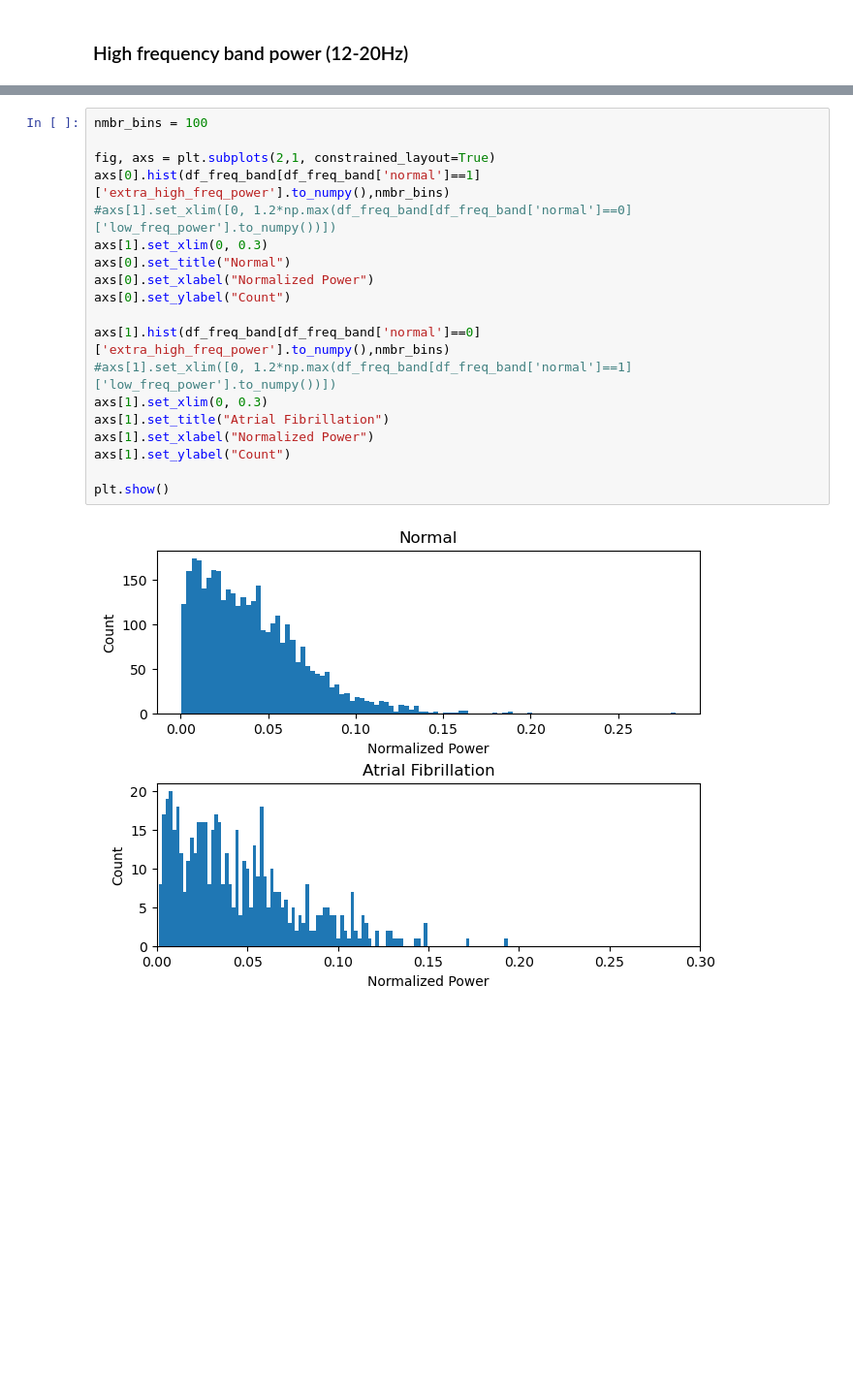
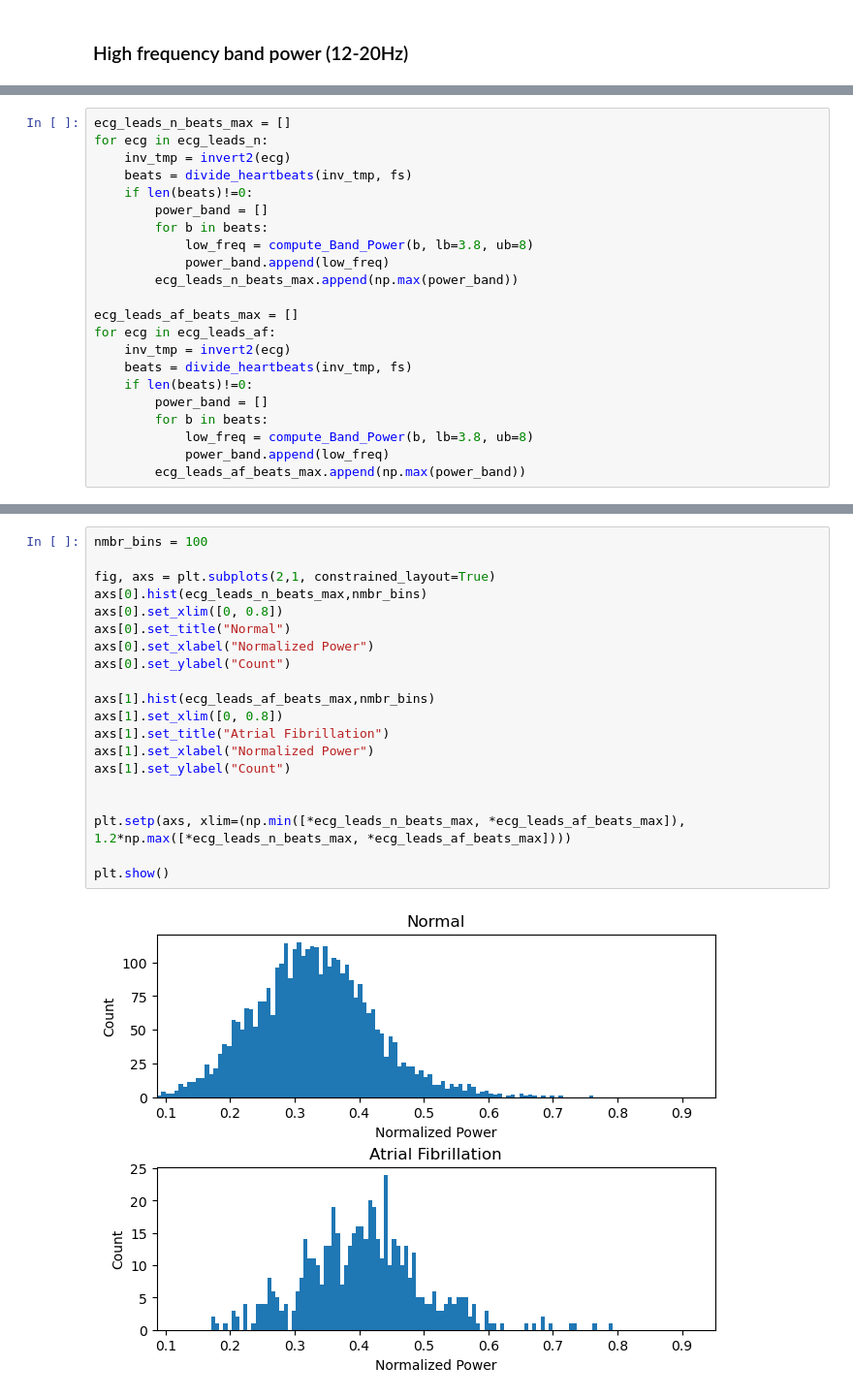
Before and after one commit to isabella-grieser/KISMED, a Jupyter notebook: Notebooks/220512-SP-TimeFreqAnalysis.ipynb, the cells around one changed output, grey strips where cells are left out. Shown at 97% size. Drawn from its saved outputs; the diff is of its cells as text; blank space fills up the shorter version.

Commit message:
update notebook TimeFreqAnalysis

```diff
--- a/Notebooks/220512-SP-TimeFreqAnalysis.ipynb
+++ b/Notebooks/220512-SP-TimeFreqAnalysis.ipynb
@@ -440,0 +606,22 @@ plt.show()
+# %%
+ecg_leads_n_beats_max = []
+for ecg in ecg_leads_n:
+    inv_tmp = invert2(ecg)
+    beats = divide_heartbeats(inv_tmp, fs)
+    if len(beats)!=0:
+        power_band = []
+        for b in beats:
+            low_freq = compute_Band_Power(b, lb=3.8, ub=8)
+            power_band.append(low_freq)
+        ecg_leads_n_beats_max.append(np.max(power_band))
+
+ecg_leads_af_beats_max = []
+for ecg in ecg_leads_af:
+    inv_tmp = invert2(ecg)
+    beats = divide_heartbeats(inv_tmp, fs)
+    if len(beats)!=0:
+        power_band = []
+        for b in beats:
+            low_freq = compute_Band_Power(b, lb=3.8, ub=8)
+            power_band.append(low_freq)
+        ecg_leads_af_beats_max.append(np.max(power_band))
@@ -441,21 +630,22 @@ plt.show()
 # %%
 nmbr_bins = 100
 
 fig, axs = plt.subplots(2,1, constrained_layout=True)
-axs[0].hist(df_freq_band[df_freq_band['normal']==1]['extra_high_freq_power'].to_numpy(),nmbr_bins)
-#axs[1].set_xlim([0, 1.2*np.max(df_freq_band[df_freq_band['normal']==0]['low_freq_power'].to_numpy())])
-axs[1].set_xlim(0, 0.3)
+axs[0].hist(ecg_leads_n_beats_max,nmbr_bins)
+axs[0].set_xlim([0, 0.8])
 axs[0].set_title("Normal")
 axs[0].set_xlabel("Normalized Power")
 axs[0].set_ylabel("Count")
 
-axs[1].hist(df_freq_band[df_freq_band['normal']==0]['extra_high_freq_power'].to_numpy(),nmbr_bins)
-#axs[1].set_xlim([0, 1.2*np.max(df_freq_band[df_freq_band['normal']==1]['low_freq_power'].to_numpy())])
-axs[1].set_xlim(0, 0.3)
+axs[1].hist(ecg_leads_af_beats_max,nmbr_bins)
+axs[1].set_xlim([0, 0.8])
 axs[1].set_title("Atrial Fibrillation")
 axs[1].set_xlabel("Normalized Power")
 axs[1].set_ylabel("Count")
 
+
+plt.setp(axs, xlim=(np.min([*ecg_leads_n_beats_max, *ecg_leads_af_beats_max]), 1.2*np.max([*ecg_leads_n_beats_max, *ecg_leads_af_beats_max])))
+
 plt.show()
 # %% [output]
-[figure, old version]
+[figure, new version]
```
Also changed, not shown: parts of 22 cells of this notebook.
